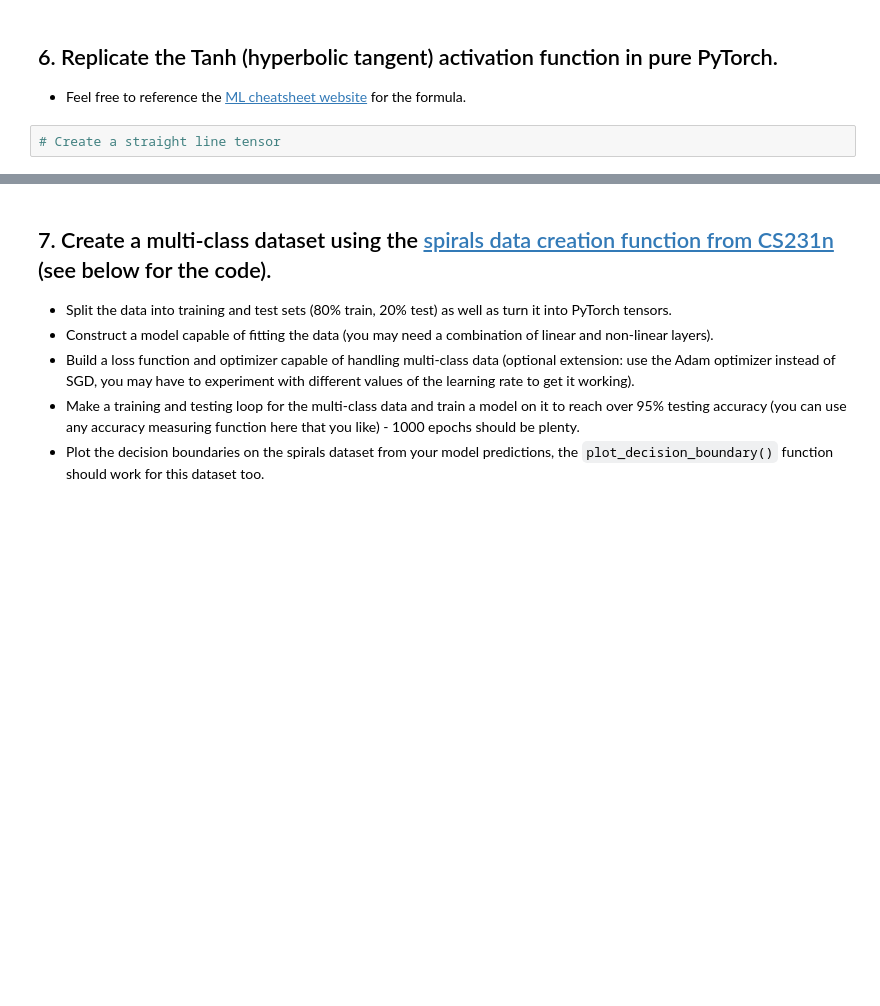
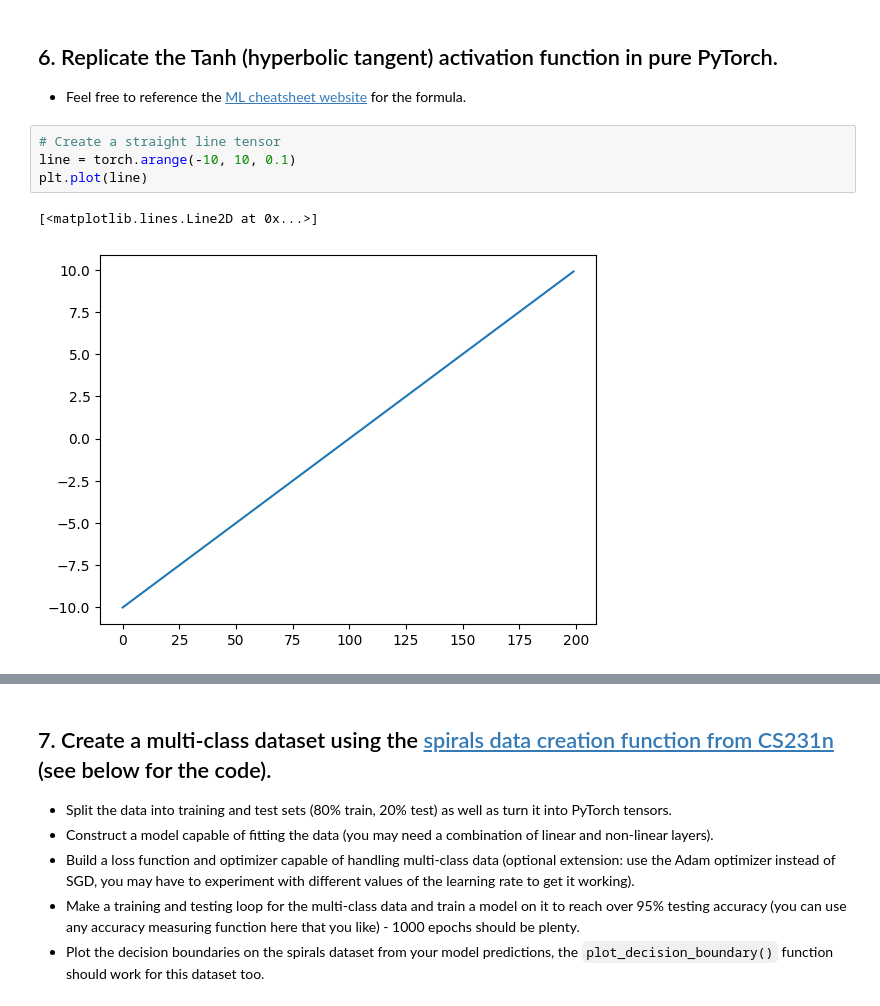
Before and after one commit to Vincent-Tiono/colab_exercise, a Jupyter notebook: extras/exercises/02_pytorch_classification_exercises.ipynb, the cells around one changed output, grey strips where cells are left out. Saved outputs shown, nothing was run; the diff lists cells and outputs as text; blank space fills up the shorter version.

```diff
--- a/extras/exercises/02_pytorch_classification_exercises.ipynb
+++ b/extras/exercises/02_pytorch_classification_exercises.ipynb
@@ -194,5 +287,10 @@ def plot_decision_boundary(model, X, y):
   * Feel free to reference the [ML cheatsheet website](https://ml-cheatsheet.readthedocs.io/en/latest/activation_functions.html#tanh) for the formula.
 # %%
 # Create a straight line tensor
+line = torch.arange(-10, 10, 0.1)
+plt.plot(line)
+# %% [output]
+[<matplotlib.lines.Line2D at 0x...>]
+[figure, added]
 # %%
 # Test torch.tanh() on the tensor and plot it
```
Also changed, not shown: parts of 16 cells of this notebook.
